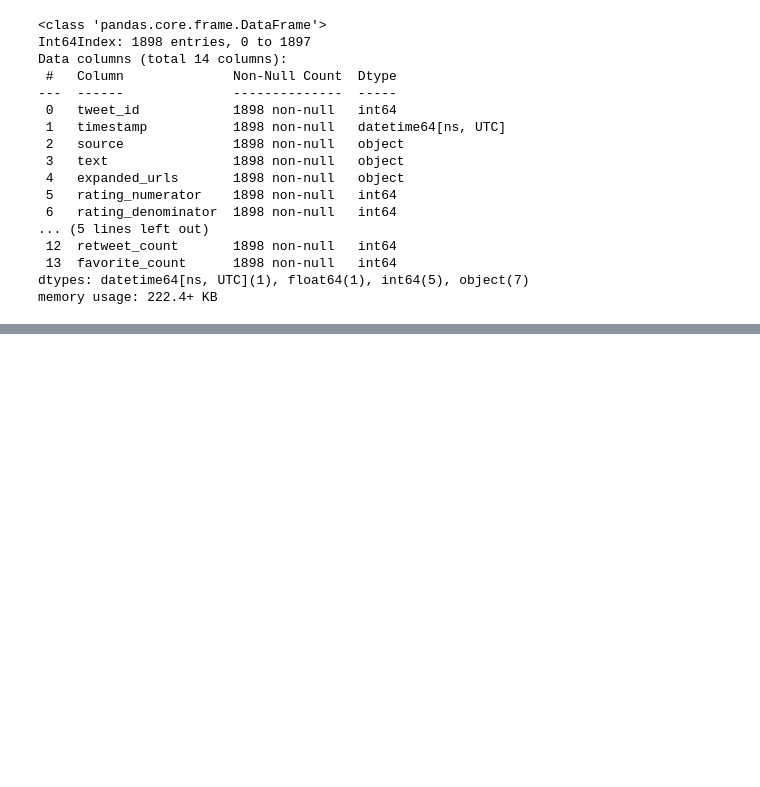
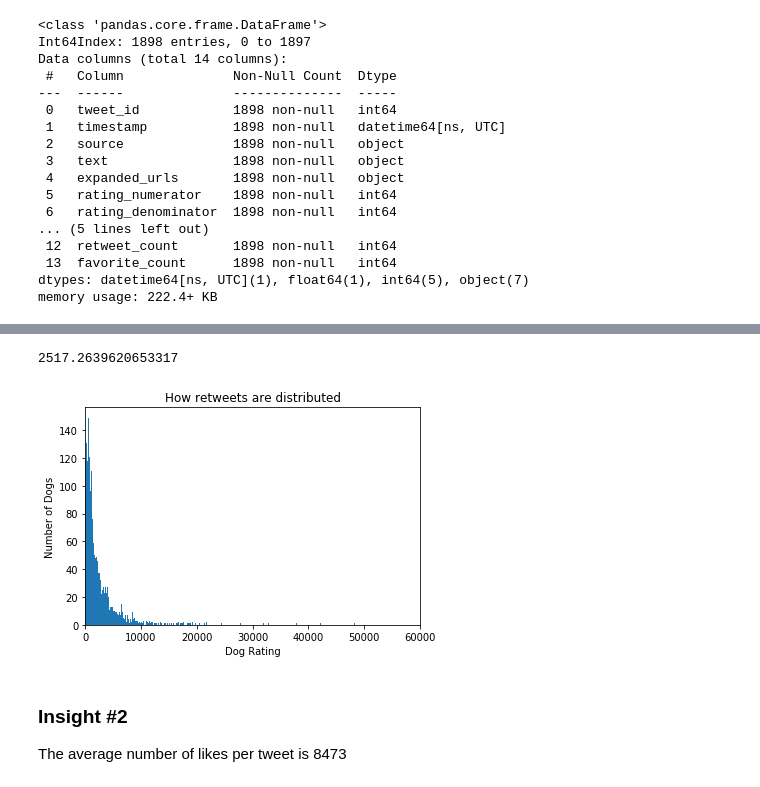
Before and after one commit to Chemapp/Dog-Data-Wrangling, a Jupyter notebook: wrangle_act.ipynb, the cells around one changed output, grey strips where cells are left out. Saved outputs shown, nothing was run; the diff lists cells and outputs as text; code cells hidden in the pictures; blank space fills up the shorter version.

```diff
--- a/wrangle_act.ipynb
+++ b/wrangle_act.ipynb
@@ -963,0 +1021,15 @@ df_clean.to_csv('master_Tweeter_file.csv', index = False)
+# %%
+#Visualization of the retweets distribution
+df_clean['retweet_count'].plot(kind = 'hist', bins = 300)
+plt.xlim(0, 60000)
+plt.title('How retweets are distributed')
+plt.ylabel('Number of Dogs')
+plt.xlabel('Dog Rating');
+
+df_clean['retweet_count'].mean()
+# %% [output]
+2517.2639620653317
+[figure, added]
+# %% [markdown]
+### Insight #2
+The average number of likes per tweet is 8473
```
Also changed, not shown: parts of 30 cells of this notebook, 13 other files.
